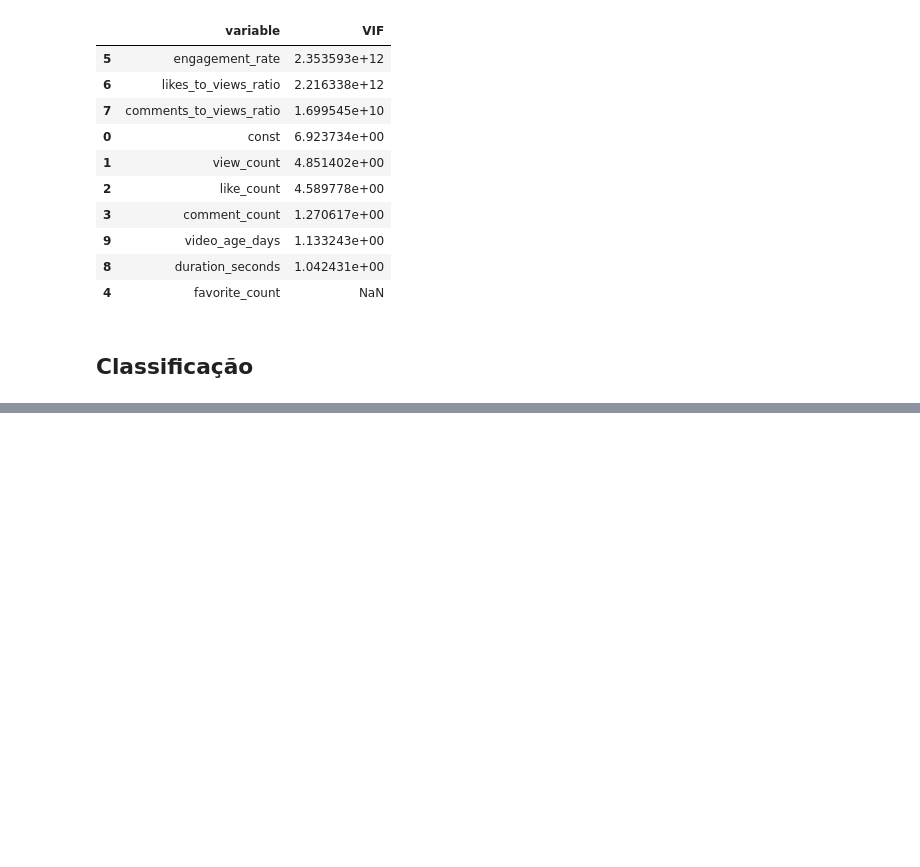
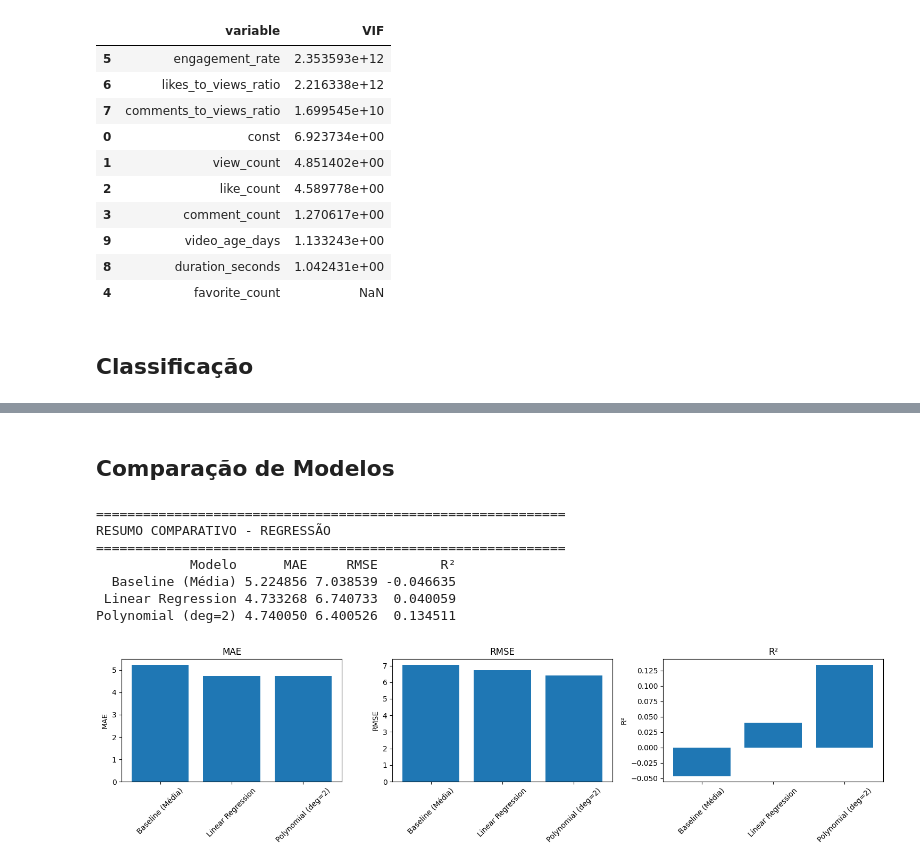
Before and after one commit to RodrigoMrqs/YouTube-Analytics, a Jupyter notebook: notebook.ipynb, the cells around one changed output, grey strips where cells are left out. Saved outputs shown, nothing was run; the diff lists cells and outputs as text; code cells hidden in the pictures; blank space fills up the shorter version.

```diff
--- a/notebook.ipynb
+++ b/notebook.ipynb
@@ -343,0 +510,76 @@ Pular seção de classificação: tarefa é regression
+# %% [markdown]
+## Comparação de Modelos
+# %%
+## Comparação Final de Modelos
+
+if TASK == 'regression':
+    print('='*60)
+    print('RESUMO COMPARATIVO - REGRESSÃO')
+    print('='*60)
+
+    # Compilar resultados
+    resultados = pd.DataFrame({
+        'Modelo': ['Baseline (Média)', 'Linear Regression', 'Polynomial (deg=2)'],
+        'MAE': [
+            mean_absolute_error(y_test, np.repeat(y_train.mean(), len(y_test))),
+            mean_absolute_error(y_test, lr.predict(X_test)),
+            mean_absolute_error(y_test, lr_poly.predict(poly.transform(X_test)))
+        ],
+        'RMSE': [
+            root_mean_squared_error(y_test, np.repeat(y_train.mean(), len(y_test))),
+            root_mean_squared_error(y_test, lr.predict(X_test)),
+            root_mean_squared_error(y_test, lr_poly.predict(poly.transform(X_test)))
+        ],
+        'R²': [
+            r2_score(y_test, np.repeat(y_train.mean(), len(y_test))),
+            r2_score(y_test, lr.predict(X_test)),
+            r2_score(y_test, lr_poly.predict(poly.transform(X_test)))
+        ]
+    })
+
+    print(resultados.to_string(index=False))
+
+    # Visualizar
+    fig, axes = plt.subplots(1, 3, figsize=(15, 4))
+    for idx, metrica in enumerate(['MAE', 'RMSE', 'R²']):
+        axes[idx].bar(resultados['Modelo'], resultados[metrica])
+        axes[idx].set_title(f'{metrica}')
+        axes[idx].set_ylabel(metrica)
+        axes[idx].tick_params(axis='x', rotation=45)
+    plt.tight_layout()
+    plt.show()
+
+elif TASK == 'classification':
+    print('='*60)
+    print('RESUMO COMPARATIVO - CLASSIFICAÇÃO')
+    print('='*60)
+
+    resultados_clf = pd.DataFrame({
+        'Modelo': ['Naive Bayes', 'Regressão Logística'],
+        'Accuracy': [acc_nb, acc_lr],
+        'Precision': [prec_nb, prec_lr],
+        'Recall': [rec_nb, rec_lr],
+        'F1-Score': [f1_nb, f1_lr]
+    })
+
+    print(resultados_clf.to_string(index=False))
+
+    # Visualizar
+    fig, axes = plt.subplots(1, 4, figsize=(16, 4))
+    for idx, metrica in enumerate(['Accuracy', 'Precision', 'Recall', 'F1-Score']):
+        axes[idx].bar(resultados_clf['Modelo'], resultados_clf[metrica])
+        axes[idx].set_title(f'{metrica}')
+        axes[idx].set_ylabel(metrica)
+        axes[idx].set_ylim([0, 1])
+        axes[idx].tick_params(axis='x', rotation=45)
+    plt.tight_layout()
+    plt.show()
+# %% [output]
+============================================================
+RESUMO COMPARATIVO - REGRESSÃO
+============================================================
+            Modelo      MAE     RMSE        R²
+  Baseline (Média) 5.224856 7.038539 -0.046635
+ Linear Regression 4.733268 6.740733  0.040059
+Polynomial (deg=2) 4.740050 6.400526  0.134511
+[figure, added]
```
Also changed, not shown: parts of 8 cells of this notebook.
